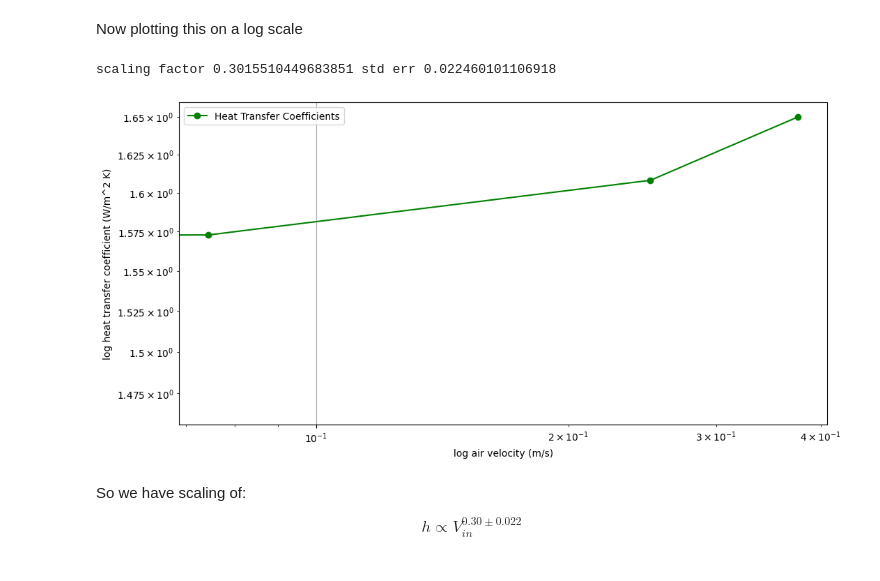
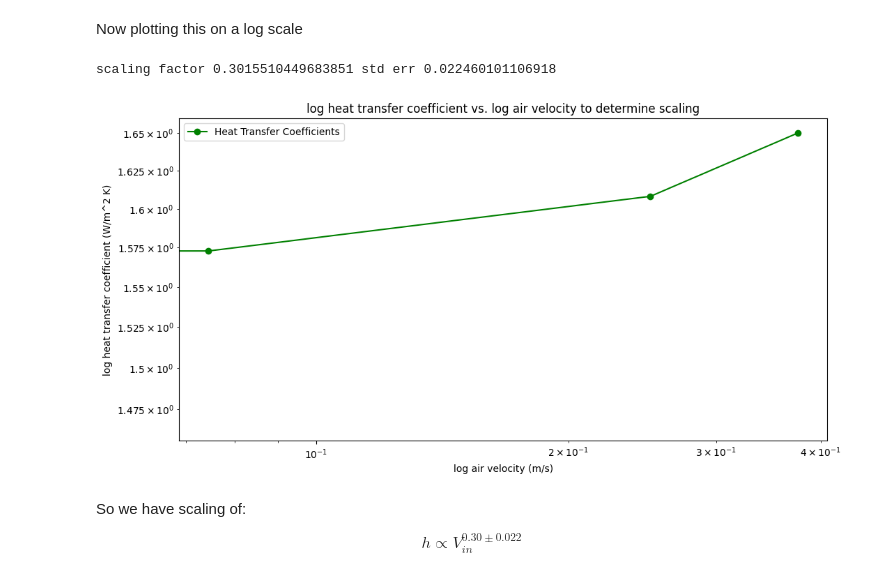
Before and after one commit to rahilisashaik/cbe154, a Jupyter notebook: heat-transfer-2/updated_HT_data_analysis.ipynb, the cells around one changed output. Drawn from its saved outputs; the diff is of its cells as text; code cells hidden in the pictures.

```diff
--- a/heat-transfer-2/updated_HT_data_analysis.ipynb
+++ b/heat-transfer-2/updated_HT_data_analysis.ipynb
@@ -729,17 +732,17 @@ slope, _, _, _, std_err = stats.linregress(log_velocities, log_h_spatial)
 # %%
 plt.figure(figsize=(12, 6))
 plt.plot(log_velocities, log_h_spatial, marker = 'o', label = 'Heat Transfer Coefficients', color = 'green')
 plt.xscale('log')
 plt.yscale('log')
 plt.legend()
 plt.xlabel("log air velocity (m/s)")
 plt.ylabel("log heat transfer coefficient (W/m^2 K)")
-plt.grid()
+plt.title("log heat transfer coefficient vs. log air velocity to determine scaling")
 
 print("scaling factor", slope, "std err", std_err)
 # %% [output]
 scaling factor 0.3015510449683851 std err 0.022460101106918
-[figure, old version]
+[figure, new version]
 # %% [markdown]
 So we have scaling of:
 
```
Also changed, not shown: parts of 24 cells of this notebook, 1 other file.
